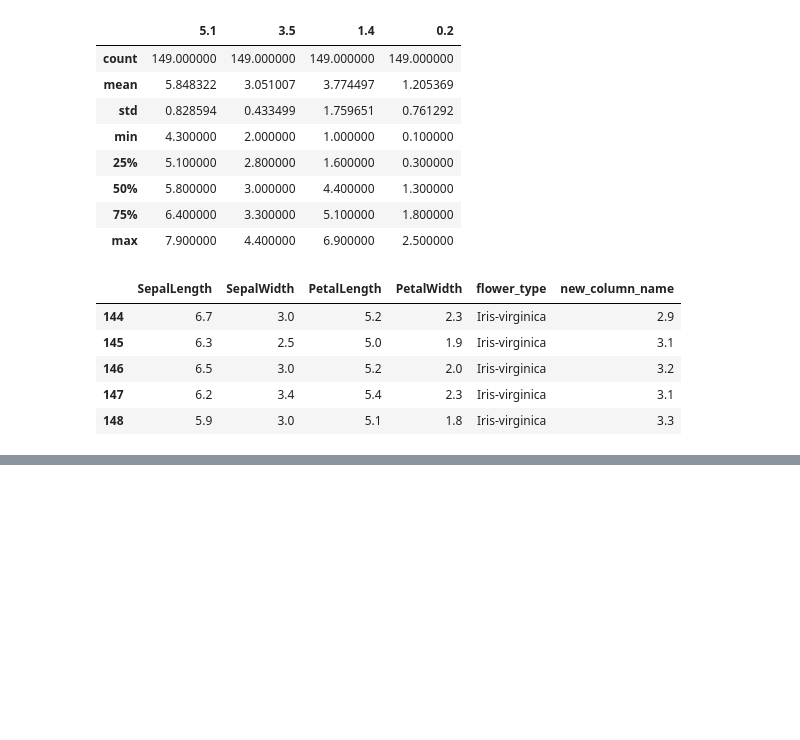
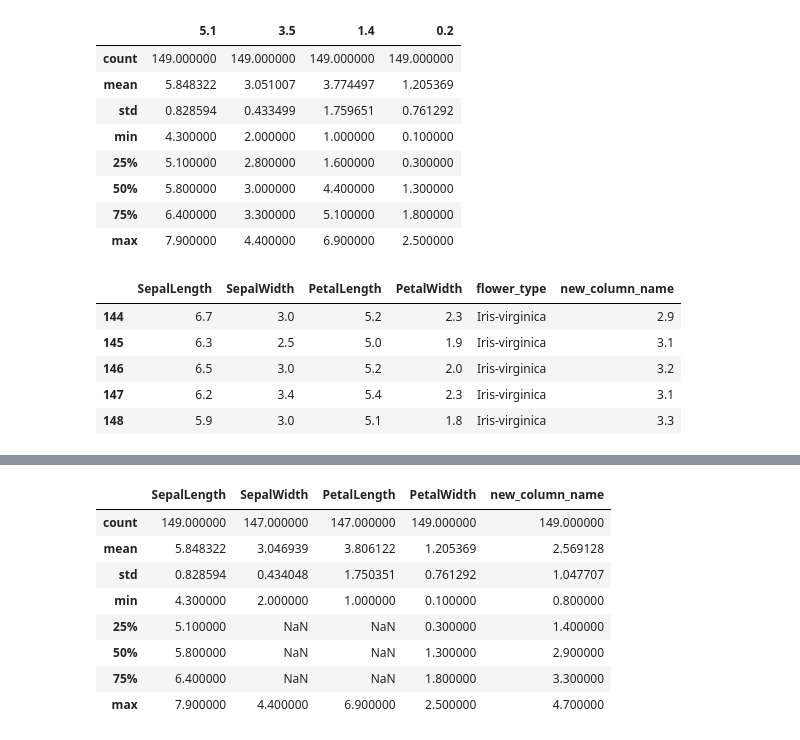
Before and after one commit to anmolkhanna93/MachileLearningPractise, a Jupyter notebook: Pandas.ipynb, the cells around one changed output, grey strips where cells are left out. Saved outputs shown, nothing was run; the diff lists cells and outputs as text; code cells hidden in the pictures; blank space fills up the shorter version.

```diff
--- a/Pandas.ipynb
+++ b/Pandas.ipynb
@@ -450,5 +449,6 @@ df.tail()
 # %%
 # dealing with data with NAN enteries, null/not applicable enteries
 # we can either remove those rows or add some data there
-df.iloc[2:4,1:3] = 0
+df.iloc[2:4,1:3] = np.nan
 # making some NAN enteries as we dont have any in our table
+df.head()
@@ -454,0 +462,12 @@ df.iloc[2:4,1:3] = 0
+# %%
+df.describe()
+# %% [output]
+|  | SepalLength | SepalWidth | PetalLength | PetalWidth | new_column_name |
+| count | 149.000000 | 147.000000 | 147.000000 | 149.000000 | 149.000000 |
+| mean | 5.848322 | 3.046939 | 3.806122 | 1.205369 | 2.569128 |
+| std | 0.828594 | 0.434048 | 1.750351 | 0.761292 | 1.047707 |
+| min | 4.300000 | 2.000000 | 1.000000 | 0.100000 | 0.800000 |
+| 25% | 5.100000 | NaN | NaN | 0.300000 | 1.400000 |
+| 50% | 5.800000 | NaN | NaN | 1.300000 | 2.900000 |
+| 75% | 6.400000 | NaN | NaN | 1.800000 | 3.300000 |
+| max | 7.900000 | 4.400000 | 6.900000 | 2.500000 | 4.700000 |
```
Also changed, not shown: parts of 9 cells of this notebook.
